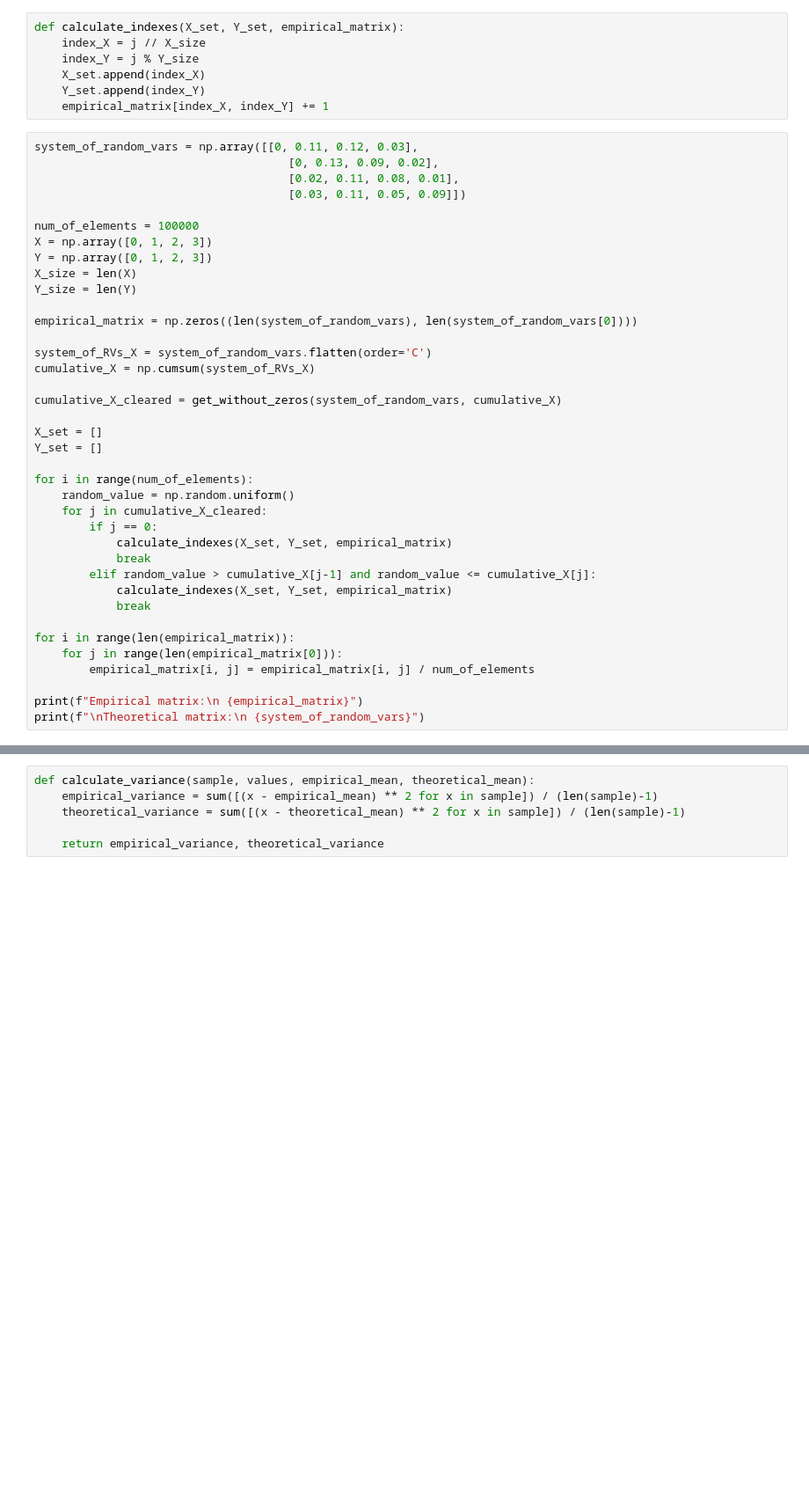
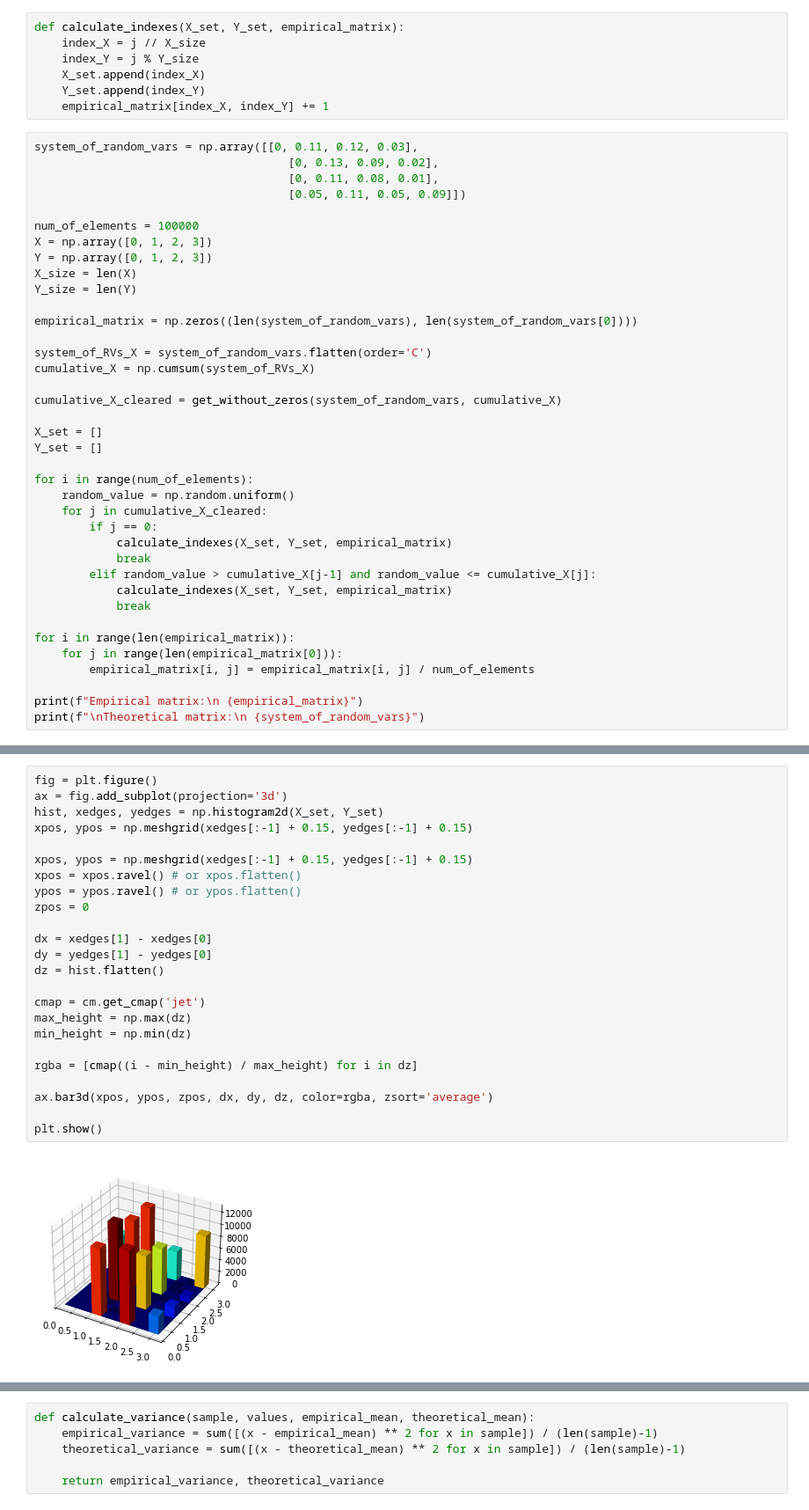
Before and after one commit to max-zhukousky/MMod, a Jupyter notebook: MMod_First_Maxim_Zhukousky_853502.ipynb, the cells around one changed output, grey strips where cells are left out. Shown at 88% size. Cells and saved outputs as stored; diff of their text form; blank space fills up the shorter version.

```diff
--- a/MMod_First_Maxim_Zhukousky_853502.ipynb
+++ b/MMod_First_Maxim_Zhukousky_853502.ipynb
@@ -37,8 +38,8 @@ def calculate_indexes(X_set, Y_set, empirical_matrix):
 # %%
 system_of_random_vars = np.array([[0, 0.11, 0.12, 0.03],
                                      [0, 0.13, 0.09, 0.02],
-                                     [0.02, 0.11, 0.08, 0.01],
-                                     [0.03, 0.11, 0.05, 0.09]])
+                                     [0, 0.11, 0.08, 0.01],
+                                     [0.05, 0.11, 0.05, 0.09]])
 
 num_of_elements = 100000
 X = np.array([0, 1, 2, 3])
@@ -103,3 +105,29 @@ plt.show()
+# %%
+fig = plt.figure()
+ax = fig.add_subplot(projection='3d')
+hist, xedges, yedges = np.histogram2d(X_set, Y_set)
+xpos, ypos = np.meshgrid(xedges[:-1] + 0.15, yedges[:-1] + 0.15)
+
+xpos, ypos = np.meshgrid(xedges[:-1] + 0.15, yedges[:-1] + 0.15)
+xpos = xpos.ravel() # or xpos.flatten()
+ypos = ypos.ravel() # or ypos.flatten()
+zpos = 0
+
+dx = xedges[1] - xedges[0]
+dy = yedges[1] - yedges[0]
+dz = hist.flatten()
+
+cmap = cm.get_cmap('jet')
+max_height = np.max(dz)
+min_height = np.min(dz)
+
+rgba = [cmap((i - min_height) / max_height) for i in dz]
+
+ax.bar3d(xpos, ypos, zpos, dx, dy, dz, color=rgba, zsort='average')
+
+plt.show()
+# %% [output]
+[figure, added]
 # %%
 def calculate_mean(sample, values, probabilities_theor, probabilities_emp):
     empirical_mean = sum([value * pi for value, pi in zip(values, probabilities_emp)])
```
Also changed, not shown: parts of 15 cells of this notebook.
